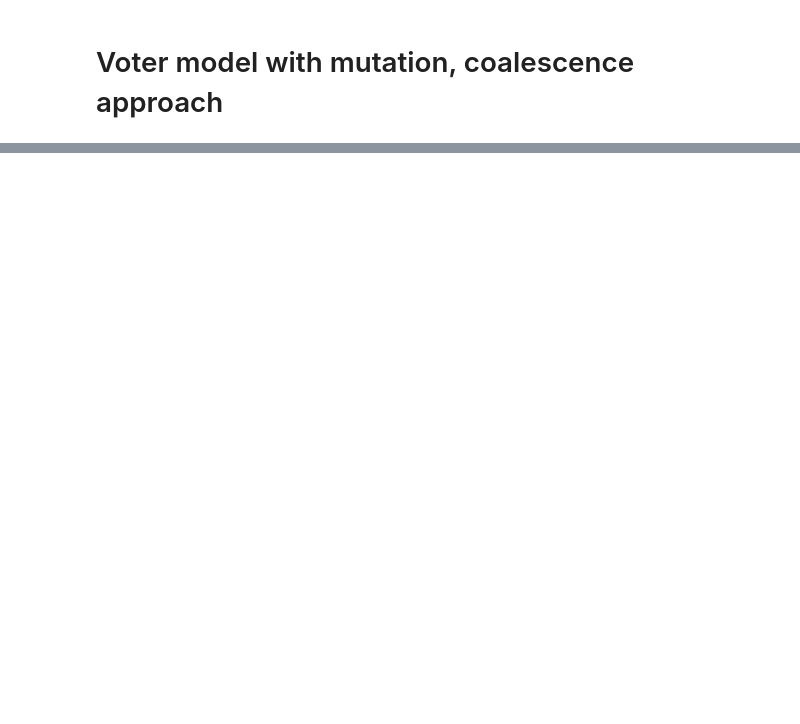
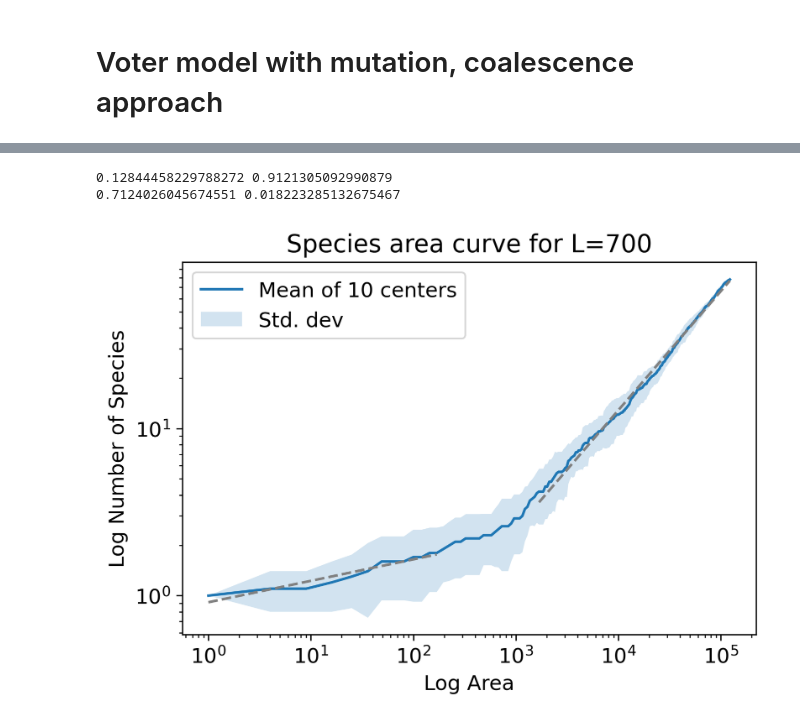
Before and after one commit to jonasargelo/Complex-systems-sim, a Jupyter notebook: backwards_time_voter_model.ipynb, the cells around one changed output, grey strips where cells are left out. Cells and saved outputs as stored; diff of their text form; code cells hidden in the pictures; blank space fills up the shorter version.

```diff
--- a/backwards_time_voter_model.ipynb
+++ b/backwards_time_voter_model.ipynb
@@ -240,0 +259,43 @@ def voter_model_fast(L, alpha, kernel='nearest', W=3, eta=-1):
+# %%
+n_centers = 10
+
+areas = []
+num_species = []
+
+grids = [grid]
+
+for grid in grids:
+    areas, cur_num_species = sa_curve(grid, n_centers)
+    num_species = num_species + cur_num_species
+
+spec_std_dev = np.std(num_species, axis=0)
+spec_mean = np.mean(num_species, axis=0)
+# %%
+end_1 = 12
+start_2 = 40
+poly_coeffs_1 = np.polyfit(np.log(areas)[:end_1], np.log(spec_mean)[:end_1], 1)
+poly_coeffs_2 = np.polyfit(np.log(areas)[start_2:], np.log(spec_mean)[start_2:], 1)
+
+print(poly_coeffs_1[0], np.exp(poly_coeffs_1[1]))
+print(poly_coeffs_2[0], np.exp(poly_coeffs_2[1]))
+
+plt.loglog(areas, list(spec_mean), label='Mean of 10 centers')
+plt.loglog([areas[0], areas[end_1]],
+           np.exp(poly_coeffs_1[1])*np.array([areas[0], areas[end_1]])**poly_coeffs_1[0],
+           linestyle='dashed',
+           color='grey')
+
+plt.loglog([areas[start_2], areas[-1]],
+           np.exp(poly_coeffs_2[1])*np.array([areas[start_2], areas[-1]])**poly_coeffs_2[0],
+           linestyle='dashed',
+           color='grey')
+plt.fill_between(areas, spec_mean-spec_std_dev, spec_mean+spec_std_dev, alpha=0.2, label='Std. dev')
+plt.ylabel('Log Number of Species')
+plt.xlabel('Log Area')
+plt.title(f'Species area curve for L={700}')
+plt.legend()
+plt.show()
+# %% [output]
+0.12844458229788272 0.9121305092990879
+0.7124026045674551 0.018223285132675467
+[figure, added]
```
Also changed, not shown: parts of 2 cells of this notebook, 5 other files.
